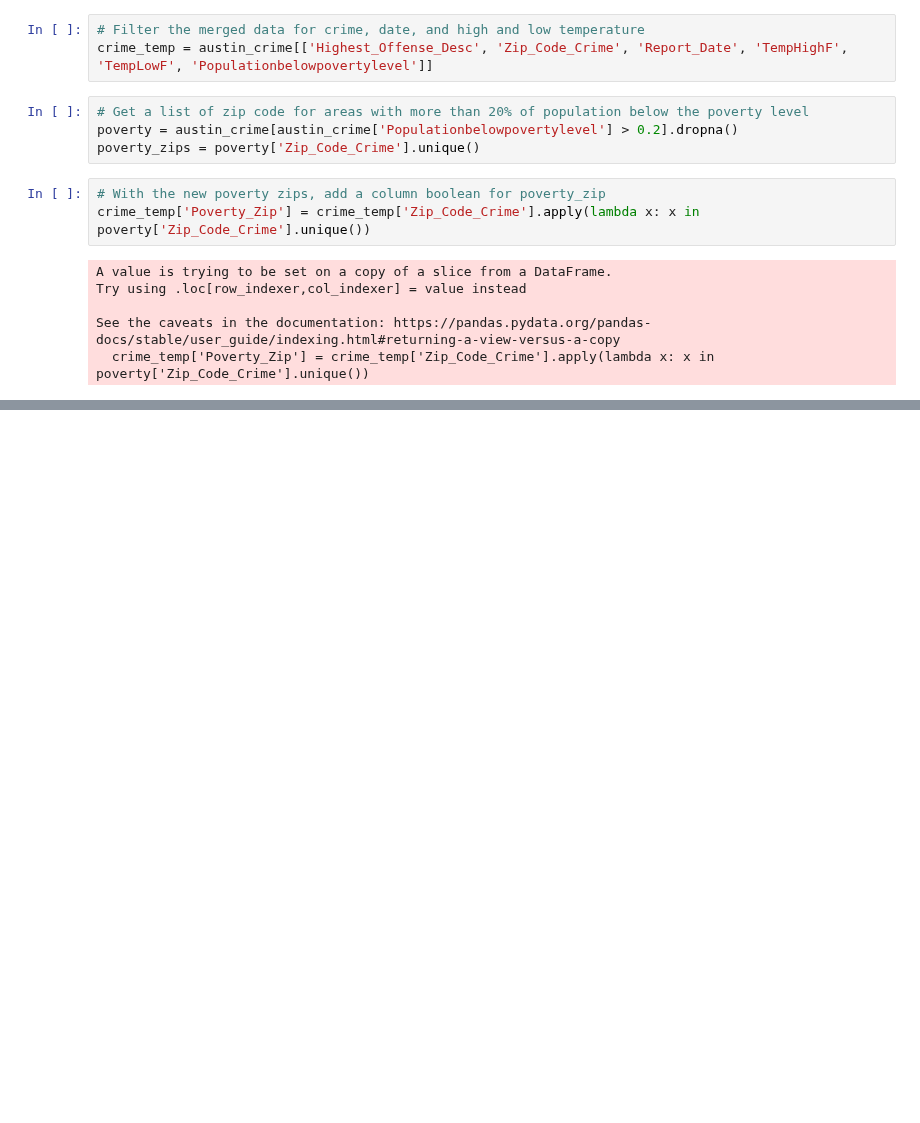
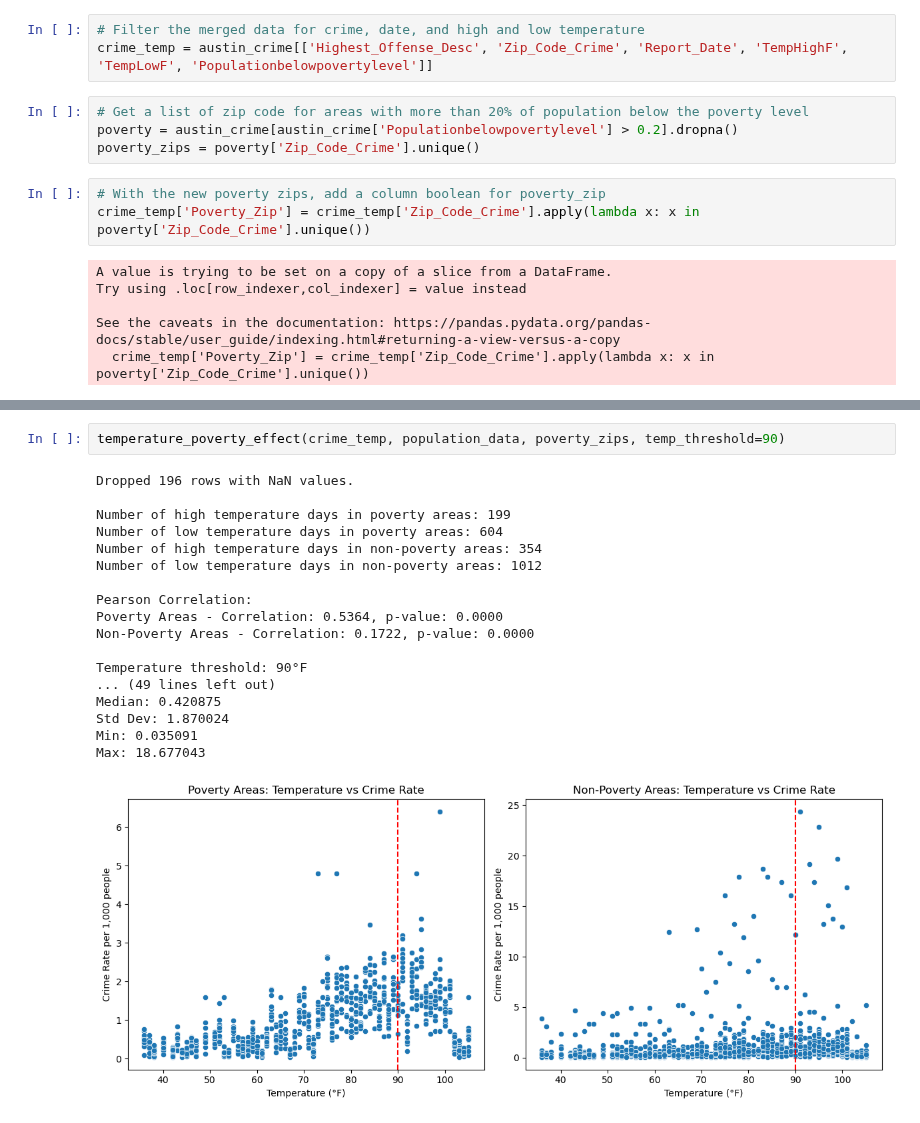
Before and after one commit to m6urns/cs5830-project2-crime-housing, a Jupyter notebook: project2-crime-and-housing.ipynb, the cells around one changed output, grey strips where cells are left out. Saved outputs shown, nothing was run; the diff lists cells and outputs as text; blank space fills up the shorter version.

```diff
--- a/project2-crime-and-housing.ipynb
+++ b/project2-crime-and-housing.ipynb
@@ -136,0 +395,21 @@ plt.show()
+# %%
+temperature_poverty_effect(crime_temp, population_data, poverty_zips, temp_threshold=90)
+# %% [output]
+Dropped 196 rows with NaN values.
+
+Number of high temperature days in poverty areas: 199
+Number of low temperature days in poverty areas: 604
+Number of high temperature days in non-poverty areas: 354
+Number of low temperature days in non-poverty areas: 1012
+
+Pearson Correlation:
+Poverty Areas - Correlation: 0.5364, p-value: 0.0000
+Non-Poverty Areas - Correlation: 0.1722, p-value: 0.0000
+
+Temperature threshold: 90°F
+... (49 lines left out)
+Median: 0.420875
+Std Dev: 1.870024
+Min: 0.035091
+Max: 18.677043
+[figure, added]
```
Also changed, not shown: parts of 7 cells of this notebook.
